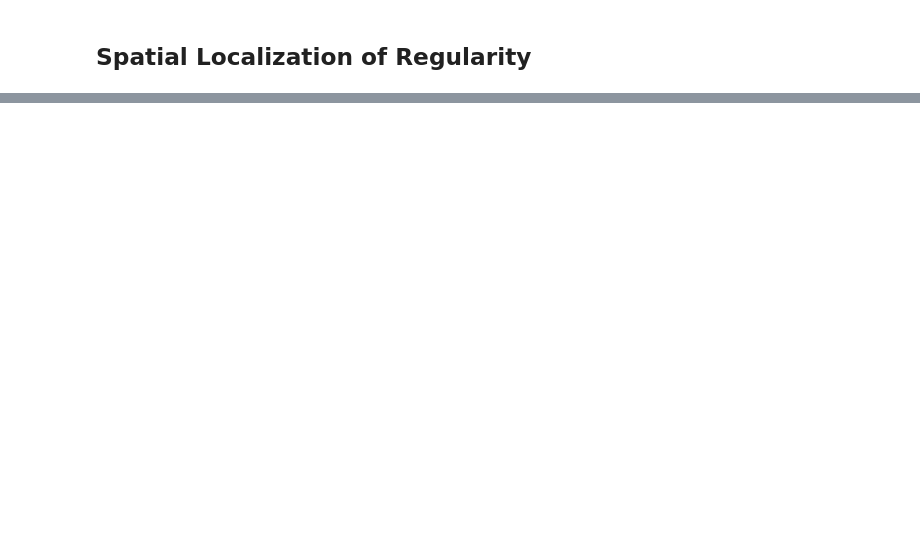
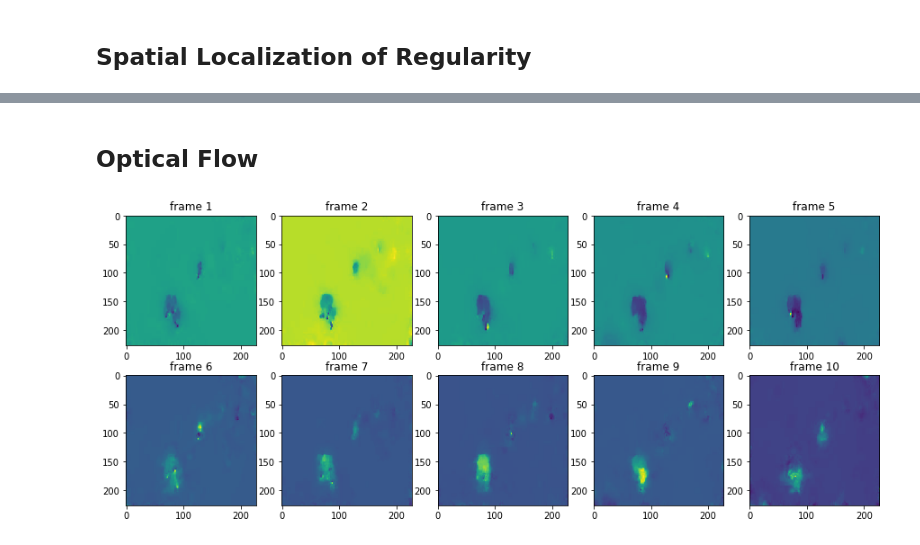
Before and after one commit to JisungHeo/Autoencoder, a Jupyter notebook: autoencoder/autoencoder.ipynb, the cells around one changed output, grey strips where cells are left out. Drawn from its saved outputs; the diff is of its cells as text; code cells hidden in the pictures; blank space fills up the shorter version.

```diff
--- a/autoencoder/autoencoder.ipynb
+++ b/autoencoder/autoencoder.ipynb
@@ -623,0 +658,2 @@ torch.Size([1, 10, 227, 227])
+# %% [markdown]
+## Optical Flow
@@ -623,0 +690,33 @@ torch.Size([1, 10, 227, 227])
+# %%
+device = torch.device('cuda' if torch.cuda.is_available() else 'cpu')
+
+sample_dir = 'samples'
+if not os.path.exists(sample_dir):
+    os.makedirs(sample_dir)
+checkpoint_dir = 'checkpoints'
+if not os.path.exists(checkpoint_dir):
+    os.makedirs(checkpoint_dir)
+num_epochs = 5
+batch_size = 32
+learning_rate = 0.001
+
+traindir = 'data_opticalflow'
+
+train_dataset = AvenueDataset(traindir)
+
+sampler=SequentialSampler(train_dataset)
+
+data_loader = torch.utils.data.DataLoader(dataset=train_dataset,batch_size=batch_size,shuffle=False, sampler=sampler)
+# %%
+import matplotlib.pyplot as plt
+fig = plt.figure(figsize=(15,6))
+
+for _, (d, l) in enumerate(data_loader):
+    for i in range(10):
+        a=fig.add_subplot(2,5,i+1)
+        a.set_title('frame %d'%(i+1))
+        plt.imshow(d[0][i])
+    break
+plt.show()
+# %% [output]
+[figure, added]
```
Also changed, not shown: parts of 22 cells of this notebook.
